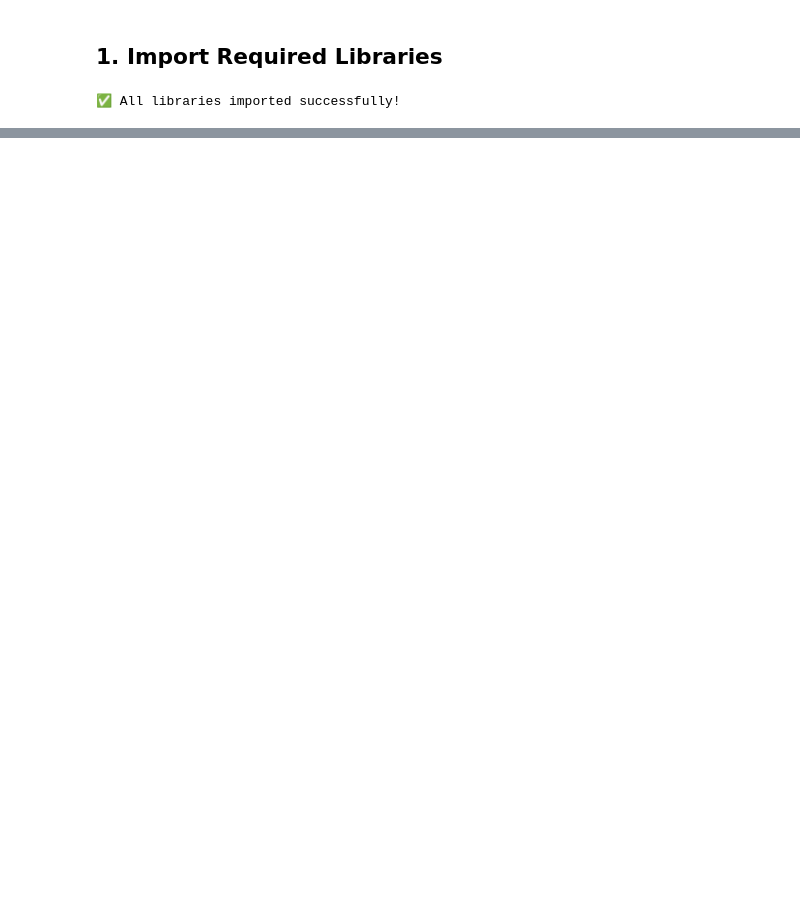
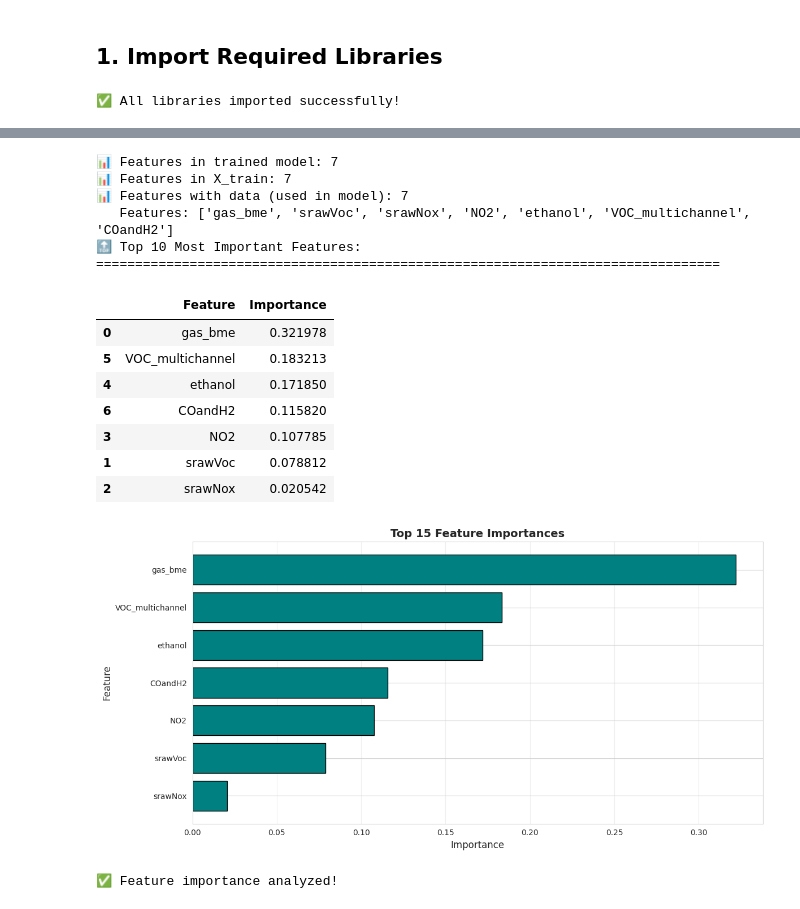
Before and after one commit to DomJab23/TeleScent, a Jupyter notebook: ml/scentdetection.ipynb, the cells around one changed output, grey strips where cells are left out. Cells and saved outputs as stored; diff of their text form; code cells hidden in the pictures; blank space fills up the shorter version.

```diff
--- a/ml/scentdetection.ipynb
+++ b/ml/scentdetection.ipynb
@@ -1006,0 +556,57 @@ Key Sensor Readings:
+# %%
+# Feature Importance
+feature_importance = pipeline.named_steps['classifier'].feature_importances_
+
+# Get the actual feature names used in training
+# The imputer drops columns with all NaN values, so we need to identify which features remain
+print(f"📊 Features in trained model: {len(feature_importance)}")
+print(f"📊 Features in X_train: {len(X_train.columns)}")
+
+# Find which columns have at least some non-NaN values (these are kept by the imputer)
+features_with_data = []
+for col in X_train.columns:
+    if X_train[col].notna().any():
+        features_with_data.append(col)
+
+print(f"📊 Features with data (used in model): {len(features_with_data)}")
+print(f"   Features: {features_with_data}")
+
+# Create DataFrame for better visualization
+importance_df = pd.DataFrame({
+    'Feature': features_with_data,
+    'Importance': feature_importance
+}).sort_values('Importance', ascending=False)
+
+print("🔝 Top 10 Most Important Features:")
+print("=" * 80)
+display(importance_df.head(10))
+
+# Plot feature importance
+plt.figure(figsize=(12, 6))
+plt.barh(importance_df['Feature'].head(15), importance_df['Importance'].head(15), color='teal', edgecolor='black')
+plt.xlabel('Importance', fontsize=12)
+plt.ylabel('Feature', fontsize=12)
+plt.title('Top 15 Feature Importances', fontsize=14, fontweight='bold')
+plt.gca().invert_yaxis()
+plt.grid(axis='x', alpha=0.3)
+plt.tight_layout()
+plt.show()
+
+print("✅ Feature importance analyzed!")
+# %% [output]
+📊 Features in trained model: 7
+📊 Features in X_train: 7
+📊 Features with data (used in model): 7
+   Features: ['gas_bme', 'srawVoc', 'srawNox', 'NO2', 'ethanol', 'VOC_multichannel', 'COandH2']
+🔝 Top 10 Most Important Features:
+================================================================================
+|  | Feature | Importance |
+| 0 | gas_bme | 0.321978 |
+| 5 | VOC_multichannel | 0.183213 |
+| 4 | ethanol | 0.171850 |
+| 6 | COandH2 | 0.115820 |
+| 3 | NO2 | 0.107785 |
+| 1 | srawVoc | 0.078812 |
+| 2 | srawNox | 0.020542 |
+[figure, added]
+✅ Feature importance analyzed!
```
Also changed, not shown: parts of 60 cells of this notebook, 6 other files.
